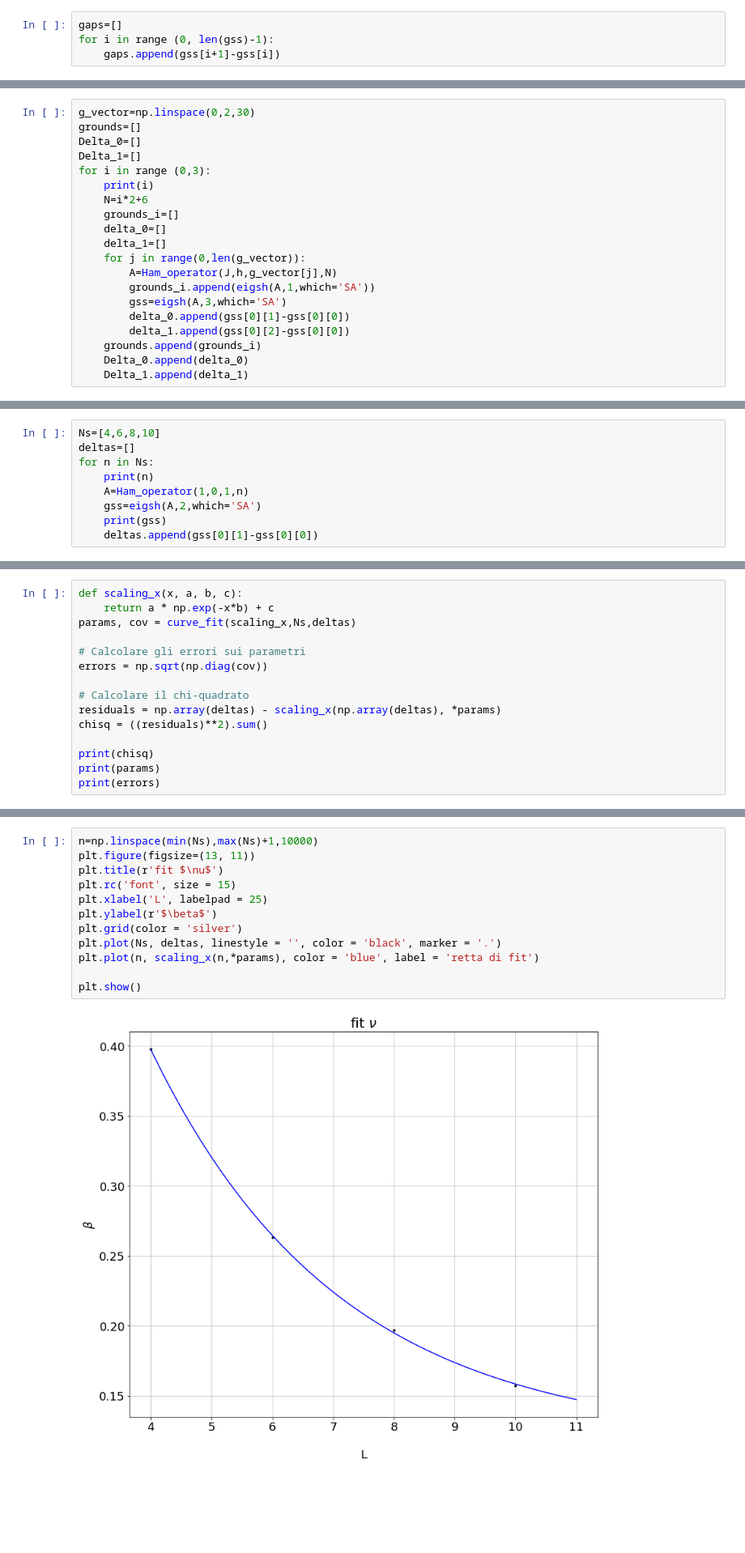
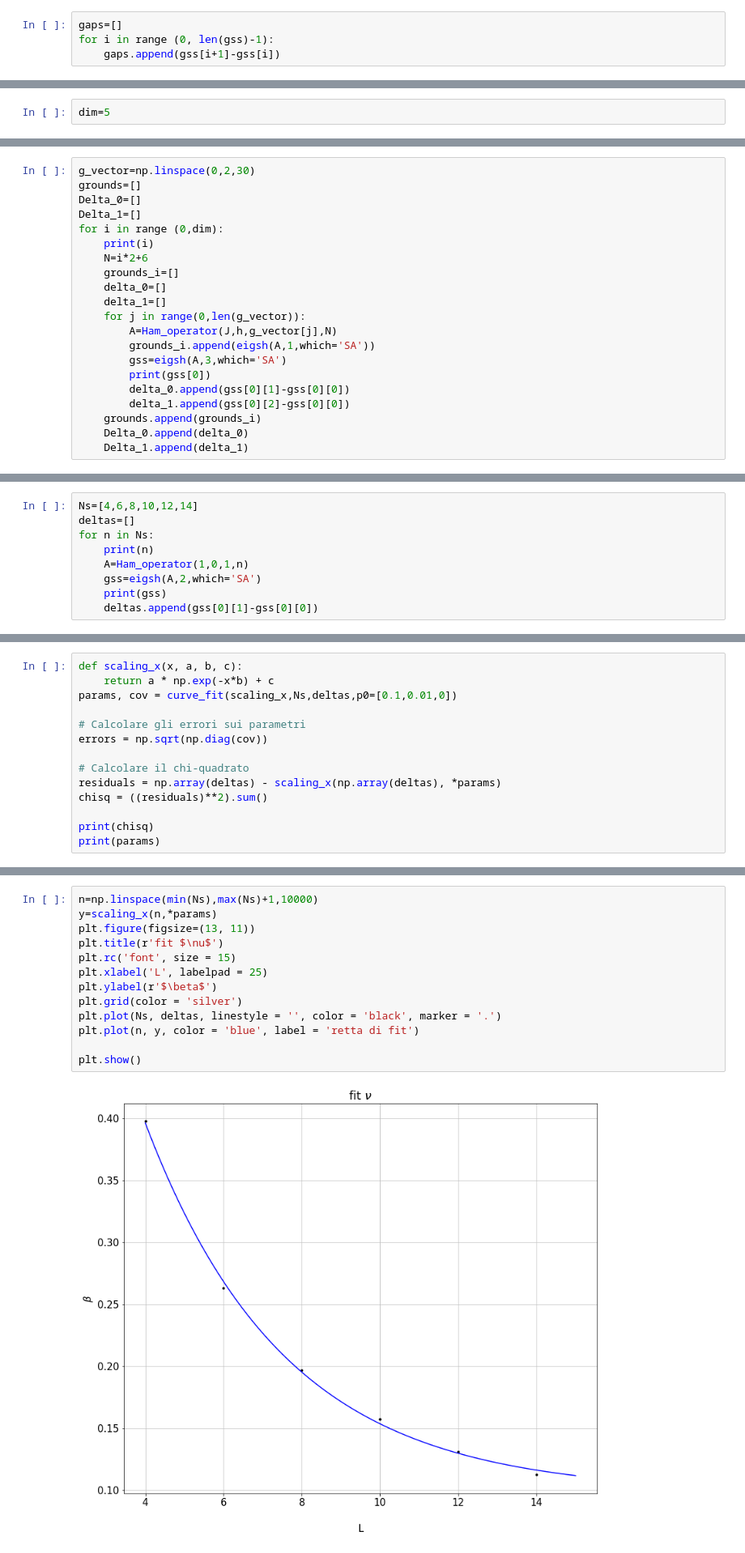
Before and after one commit to ScoomenstheMumens/Numerical-Methods-for-Physics, a Jupyter notebook: Exact Diag Quantum Ising/Lanzos_Ham_operatori copy.ipynb, the cells around one changed output, grey strips where cells are left out. Shown at 81% size. Cells and saved outputs as stored; diff of their text form; blank space fills up the shorter version.

```diff
--- a/Exact Diag Quantum Ising/Lanzos_Ham_operatori copy.ipynb
+++ b/Exact Diag Quantum Ising/Lanzos_Ham_operatori copy.ipynb
@@ -120,0 +135,2 @@ plt.show()
+# %%
+dim=5
@@ -123,7 +148,7 @@ g_vector=np.linspace(0,2,30)
 grounds=[]
 Delta_0=[]
 Delta_1=[]
-for i in range (0,3):
+for i in range (0,dim):
     print(i)
     N=i*2+6
     grounds_i=[]
@@ -133,6 +158,7 @@ for i in range (0,3):
         A=Ham_operator(J,h,g_vector[j],N)
         grounds_i.append(eigsh(A,1,which='SA'))
         gss=eigsh(A,3,which='SA')
+        print(gss[0])
         delta_0.append(gss[0][1]-gss[0][0])
         delta_1.append(gss[0][2]-gss[0][0])
     grounds.append(grounds_i)
@@ -176,5 +215,5 @@ plt.show()
 # %%
-Ns=[4,6,8,10]
+Ns=[4,6,8,10,12,14]
 deltas=[]
 for n in Ns:
     print(n)
@@ -208,7 +247,7 @@ plt.plot(Ns,deltas)
 # %%
 def scaling_x(x, a, b, c):
     return a * np.exp(-x*b) + c
-params, cov = curve_fit(scaling_x,Ns,deltas)
+params, cov = curve_fit(scaling_x,Ns,deltas,p0=[0.1,0.01,0])
 
 # Calcolare gli errori sui parametri
 errors = np.sqrt(np.diag(cov))
@@ -219,5 +258,4 @@ chisq = ((residuals)**2).sum()
 
 print(chisq)
 print(params)
-print(errors)
 # %% [output]
@@ -227,17 +264,18 @@ print(errors)
 # %%
 n=np.linspace(min(Ns),max(Ns)+1,10000)
+y=scaling_x(n,*params)
 plt.figure(figsize=(13, 11))
 plt.title(r'fit $\nu$')
 plt.rc('font', size = 15)
 plt.xlabel('L', labelpad = 25)
 plt.ylabel(r'$\beta$')
 plt.grid(color = 'silver')
 plt.plot(Ns, deltas, linestyle = '', color = 'black', marker = '.')
-plt.plot(n, scaling_x(n,*params), color = 'blue', label = 'retta di fit')
+plt.plot(n, y, color = 'blue', label = 'retta di fit')
 
 plt.show()
 # %% [output]
-[figure, old version]
+[figure, new version]
 # %%
 grounds=[]
 for i in range (0,3):
```
Also changed, not shown: parts of 40 cells of this notebook.
